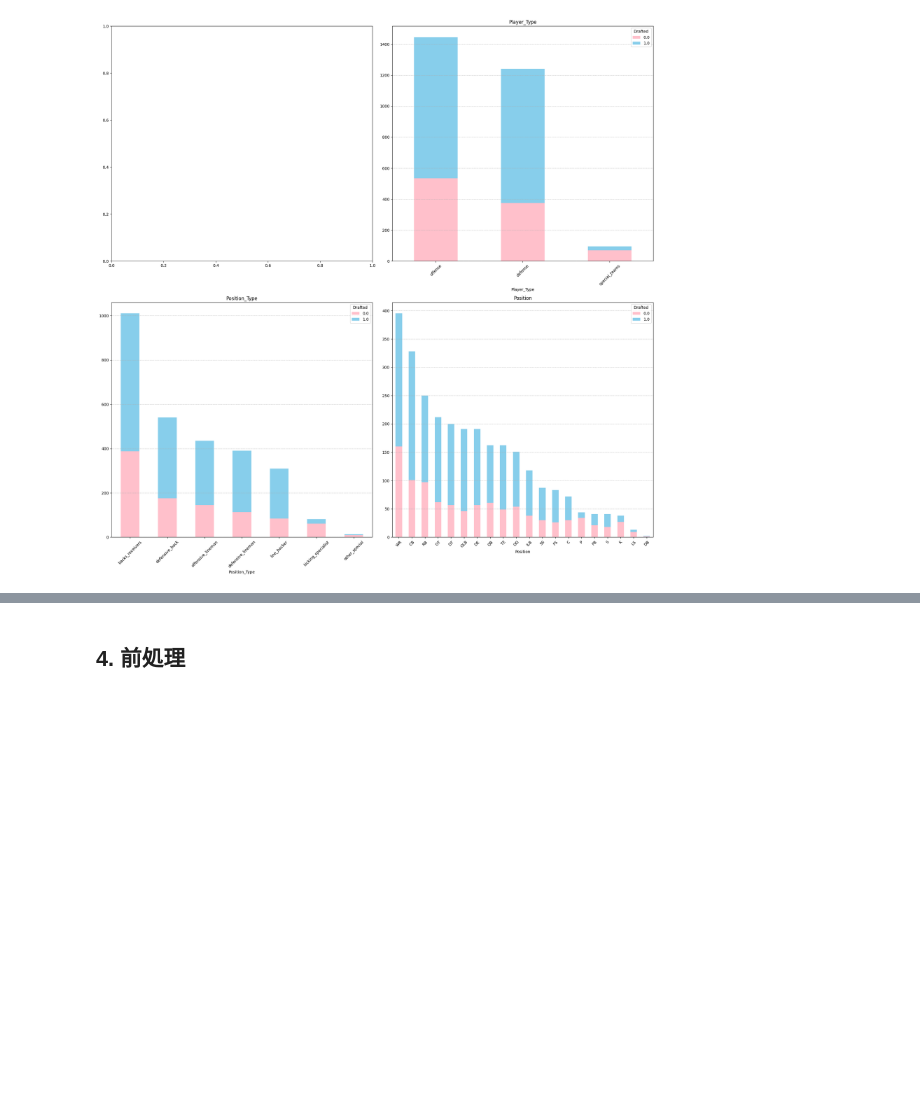
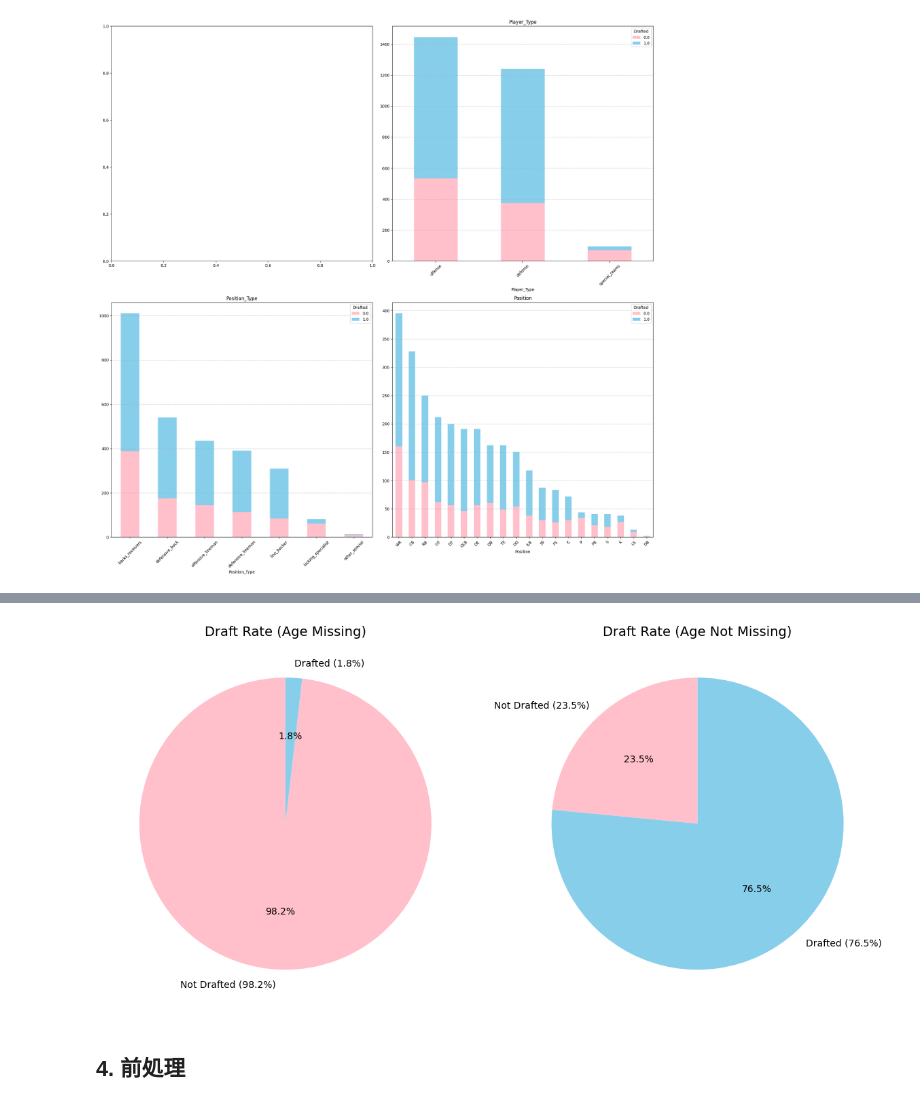
Before and after one commit to yamatai-wizard/GCI_Competition2, a Jupyter notebook: NFL_Draft_Prediction.ipynb, the cells around one changed output, grey strips where cells are left out. Drawn from its saved outputs; the diff is of its cells as text; code cells hidden in the pictures; blank space fills up the shorter version.

```diff
--- a/NFL_Draft_Prediction.ipynb
+++ b/NFL_Draft_Prediction.ipynb
@@ -300,3 +424,45 @@ plt.show()
+# %%
+# prompt: Ageが欠損している人とそうでない人のDraft率を円グラフで見せて
+
+import matplotlib.pyplot as plt
+# Ageの欠損有無でグループ分け
+age_missing = train[train['Age'].isnull()]
+age_not_missing = train[train['Age'].notnull()]
+
+# 各グループでのDraftされた割合を計算
+draft_rate_missing = age_missing['Drafted'].value_counts(normalize=True)
+draft_rate_not_missing = age_not_missing['Drafted'].value_counts(normalize=True)
+
+# 円グラフの作成
+fig, axes = plt.subplots(1, 2, figsize=(12, 6))
+colors = ['pink', 'skyblue'] # 0: Not Drafted, 1: Drafted
+
+# Age欠損グループの円グラフ
+if not draft_rate_missing.empty:
+    labels_missing = [f'Not Drafted ({draft_rate_missing.get(0, 0):.1%})', f'Drafted ({draft_rate_missing.get(1, 0):.1%})']
+    sizes_missing = [draft_rate_missing.get(0, 0), draft_rate_missing.get(1, 0)]
+    axes[0].pie(sizes_missing, labels=labels_missing, autopct='%1.1f%%', colors=colors, startangle=90)
+    axes[0].set_title('Draft Rate (Age Missing)', fontsize=14)
+else:
+    axes[0].set_title('Draft Rate (Age Missing)', fontsize=14)
+    axes[0].text(0.5, 0.5, 'No data', horizontalalignment='center', verticalalignment='center', transform=axes[0].transAxes)
+
+
+# Age非欠損グループの円グラフ
+if not draft_rate_not_missing.empty:
+    labels_not_missing = [f'Not Drafted ({draft_rate_not_missing.get(0, 0):.1%})', f'Drafted ({draft_rate_not_missing.get(1, 0):.1%})']
+    sizes_not_missing = [draft_rate_not_missing.get(0, 0), draft_rate_not_missing.get(1, 0)]
+    axes[1].pie(sizes_not_missing, labels=labels_not_missing, autopct='%1.1f%%', colors=colors, startangle=90)
+    axes[1].set_title('Draft Rate (Age Not Missing)', fontsize=14)
+else:
+    axes[1].set_title('Draft Rate (Age Not Missing)', fontsize=14)
+    axes[1].text(0.5, 0.5, 'No data', horizontalalignment='center', verticalalignment='center', transform=axes[1].transAxes)
+
+
+plt.tight_layout()
+plt.show()
+# %% [output]
+[figure, added]
 # %% [markdown]
 ## 4. 前処理
 # %%
```
Also changed, not shown: parts of 19 cells of this notebook.
